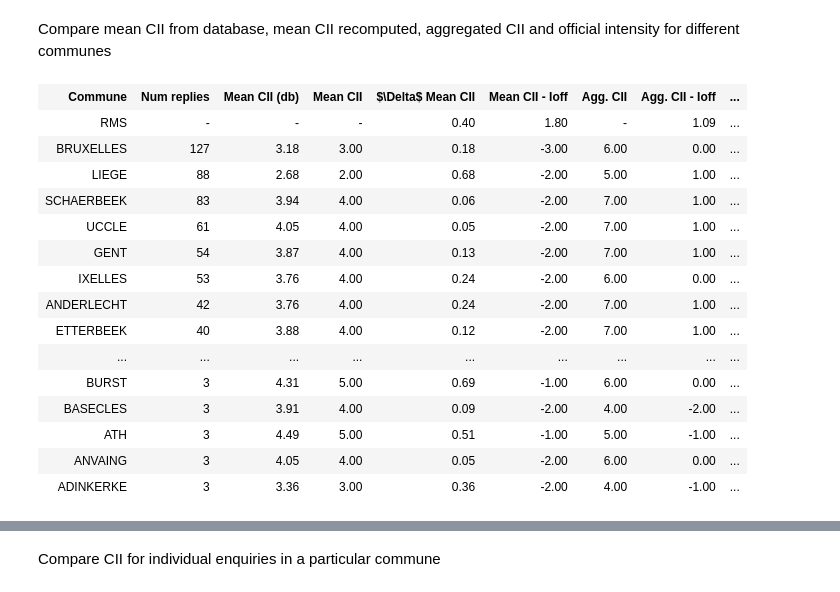
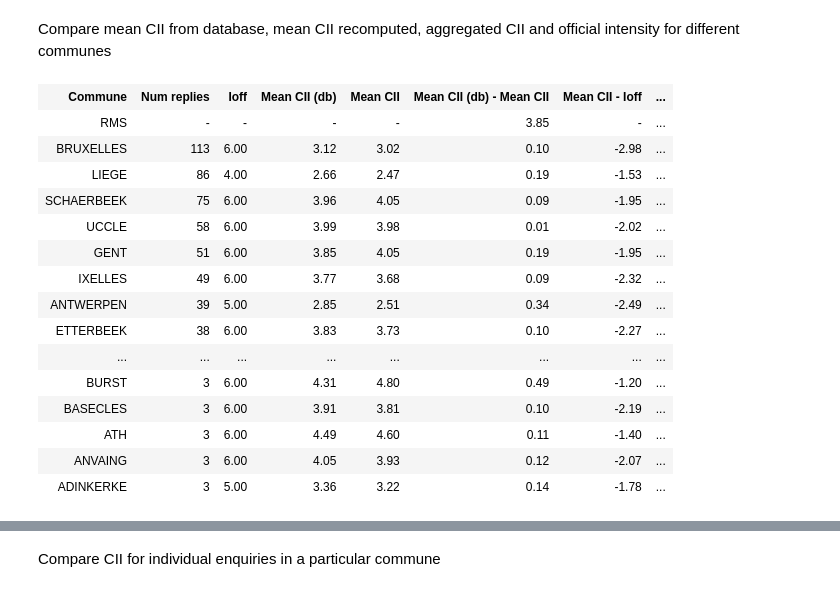
Before and after one commit to ROB-Seismology/eqcatalog, a Jupyter notebook: notebooks/[DYFI] Compare DYFI - Official.ipynb, the cells around one changed output, grey strips where cells are left out. Drawn from its saved outputs; the diff is of its cells as text; code cells hidden in the pictures.

```diff
--- a/notebooks/[DYFI] Compare DYFI - Official.ipynb
+++ b/notebooks/[DYFI] Compare DYFI - Official.ipynb
@@ -24,6 +24,10 @@ id_earth = 509
 # %% [markdown]
 Read internet macroseismic enquiries from database
 # %%
-dyfi = eq.get_online_macro_enquiries(min_fiability=0, verbose=False)
+if id_earth == 1938:
+    min_fiability = 0
+else:
+    min_fiability = 80
+dyfi = eq.get_online_macro_enquiries(min_fiability=min_fiability, verbose=False)
 dyfi
 # %% [output]
@@ -61,5 +65,12 @@ official_mdp_coll.plot_histogram(Imin_or_max)
 <matplotlib.axes._subplots.AxesSubplot at 0x...>
 # %% [markdown]
 Aggregate official data by commune
+# %%
+if id_earth == 509:
+    commune_key = 'id_com'
+    region = (2.5,6,50,51.5)
+elif id_earth == 1306:
+    commune_key = 'id_main'
+    region = (3.0,6.5,50,51.5)
 # %%
 agg_function = 'mean'
@@ -222,65 +234,74 @@ Number of features in layer 0: 3316
 # %% [markdown]
 Compare mean CII from database, mean CII recomputed, aggregated CII and official intensity for different communes
 # %%
-comm_official_dict = official_mdp_coll.split_by_property('id_com')
-comm_dyfi_dict = dyfi.split_by_commune(comm_key='id_com')
-communes = dyfi.get_communes_from_db(comm_key='id_com')
+comm_official_dict = official_mdp_coll.split_by_property(commune_key)
+comm_dyfi_dict = dyfi.split_by_commune(comm_key=commune_key)
+communes = dyfi.get_communes_from_db(comm_key=commune_key)
 # %%
 def rms(values):
     return np.sqrt(np.mean(np.power(values, 2)))
 # %%
-col_names = ["Commune", "Num replies", "Mean CII (db)", "Mean CII", "$\Delta$ Mean CII",
-             "Mean CII - Ioff", "Agg. CII", "Agg. CII - Ioff", "Agg. CII (bc)",
-             "Agg. CII (bc) - Ioff", "Ioff"]
+col_names = ["Commune", "Num replies", "Ioff",
+             "Mean CII (db)", "Mean CII", "Mean CII (db) - Mean CII",
+             "Mean CII - Ioff", "Mean CII - Ioff (rounded)",
+             "Agg. CII", "Agg. CII - Ioff", "Agg. CII - Ioff (rounded)",
+             "Agg. CII (bc)", "Agg. CII (bc) - Ioff", "Agg. CII (bc) - Ioff (rounded)"]
 table = PrettyTable(col_names)
 for id_com in sorted(comm_dyfi_dict.keys()):
     comm_name = communes[id_com]["name"]
     comm_dyfi = comm_dyfi_dict[id_com]
     num_replies = comm_dyfi.num_replies
     mean_cii_db = np.mean(comm_dyfi.CII)
     cii_corr = comm_dyfi.calc_cii(aggregate=False, filter_floors=False,
                                   include_other_felt=True, include_heavy_appliance=False)
-    mean_cii = np.round(np.mean(cii_corr))
+    mean_cii = np.mean(cii_corr)
+    #mean_cii = np.round(mean_cii)
     delta_mean_cii = np.abs(mean_cii - mean_cii_db)
-    agg_cii = np.round(comm_dyfi.calc_cii(filter_floors=False, include_other_felt=True,
+    agg_cii = comm_dyfi.calc_cii(filter_floors=False, include_other_felt=True,
                                  include_heavy_appliance=False,
-                                 remove_outliers=(), max_nan_pct=100))
-    agg_cii_bc = np.round(comm_dyfi.calc_cii(filter_floors=False, include_other_felt=True,
+                                 remove_outliers=(), max_nan_pct=100)
+    #agg_cii = np.round(agg_cii)
+    agg_cii_bc = comm_dyfi.calc_cii(filter_floors=False, include_other_felt=True,
                                  include_heavy_appliance=False,
-                                 remove_outliers=(), max_nan_pct=80))
+                                 remove_outliers=(), max_nan_pct=80)
+    #agg_cii_bc = np.round(agg_cii_bc)
     Ioff = comm_official_dict[id_com][0].Imean if id_com in comm_official_dict else None
     if Ioff and num_replies >= 3:
-        table.add_row([comm_name, num_replies, mean_cii_db, mean_cii, delta_mean_cii,
-                       mean_cii-Ioff, agg_cii, agg_cii-Ioff, agg_cii_bc, agg_cii_bc-Ioff, Ioff])
+        table.add_row([comm_name, num_replies, Ioff,
+                       mean_cii_db, mean_cii, delta_mean_cii,
+                       mean_cii - Ioff, np.round(mean_cii) - np.round(Ioff),
+                       agg_cii, agg_cii - Ioff, np.round(agg_cii) - np.round(Ioff),
+                       agg_cii_bc, agg_cii_bc - Ioff, np.round(agg_cii_bc) - np.round(Ioff)])
 
 delta_mean_cii_rms = rms([row[4] for row in table._rows])
 
-mean_cii_residuals = [row[5] for row in table._rows]
-agg_cii_residuals = [row[7] for row in table._rows]
-agg_cii_bc_residuals = [row[9] for row in table._rows]
+num_replies = np.array([row[1] for row in table._rows])
+mean_cii_residuals = np.array([row[7] for row in table._rows])
+agg_cii_residuals = np.array([row[10] for row in table._rows])
+agg_cii_bc_residuals = np.array([row[13] for row in table._rows])
 
-table.add_row(['RMS', '-', '-', '-', delta_mean_cii_rms, rms(mean_cii_residuals),
-               '-', rms(agg_cii_residuals), '-', rms(agg_cii_bc_residuals), '-'])
+table.add_row(['RMS', '-', '-', '-', '-', delta_mean_cii_rms, '-', rms(mean_cii_residuals),
+               '-', '-', rms(agg_cii_residuals), '-', '-', rms(agg_cii_bc_residuals)])
 table.sortby = "Num replies"
 table.reversesort = True
 #table.sortby = "Commune"
 table.float_format = '.2'
 
 display(HTML(table.get_html_string()))
 # %% [output]
-| Commune | Num replies | Mean CII (db) | Mean CII | $\Delta$ Mean CII | Mean CII - Ioff | Agg. CII | Agg. CII - Ioff | ... |
-| RMS | - | - | - | 0.40 | 1.80 | - | 1.09 | ... |
-| BRUXELLES | 127 | 3.18 | 3.00 | 0.18 | -3.00 | 6.00 | 0.00 | ... |
-| LIEGE | 88 | 2.68 | 2.00 | 0.68 | -2.00 | 5.00 | 1.00 | ... |
-| SCHAERBEEK | 83 | 3.94 | 4.00 | 0.06 | -2.00 | 7.00 | 1.00 | ... |
-| UCCLE | 61 | 4.05 | 4.00 | 0.05 | -2.00 | 7.00 | 1.00 | ... |
-| GENT | 54 | 3.87 | 4.00 | 0.13 | -2.00 | 7.00 | 1.00 | ... |
-| IXELLES | 53 | 3.76 | 4.00 | 0.24 | -2.00 | 6.00 | 0.00 | ... |
-| ANDERLECHT | 42 | 3.76 | 4.00 | 0.24 | -2.00 | 7.00 | 1.00 | ... |
-| ETTERBEEK | 40 | 3.88 | 4.00 | 0.12 | -2.00 | 7.00 | 1.00 | ... |
-| ... | ... | ... | ... | ... | ... | ... | ... | ... |
-| BURST | 3 | 4.31 | 5.00 | 0.69 | -1.00 | 6.00 | 0.00 | ... |
-| BASECLES | 3 | 3.91 | 4.00 | 0.09 | -2.00 | 4.00 | -2.00 | ... |
-| ATH | 3 | 4.49 | 5.00 | 0.51 | -1.00 | 5.00 | -1.00 | ... |
-| ANVAING | 3 | 4.05 | 4.00 | 0.05 | -2.00 | 6.00 | 0.00 | ... |
-| ADINKERKE | 3 | 3.36 | 3.00 | 0.36 | -2.00 | 4.00 | -1.00 | ... |
+| Commune | Num replies | Ioff | Mean CII (db) | Mean CII | Mean CII (db) - Mean CII | Mean CII - Ioff | ... |
+| RMS | - | - | - | - | 3.85 | - | ... |
+| BRUXELLES | 113 | 6.00 | 3.12 | 3.02 | 0.10 | -2.98 | ... |
+| LIEGE | 86 | 4.00 | 2.66 | 2.47 | 0.19 | -1.53 | ... |
+| SCHAERBEEK | 75 | 6.00 | 3.96 | 4.05 | 0.09 | -1.95 | ... |
+| UCCLE | 58 | 6.00 | 3.99 | 3.98 | 0.01 | -2.02 | ... |
+| GENT | 51 | 6.00 | 3.85 | 4.05 | 0.19 | -1.95 | ... |
+| IXELLES | 49 | 6.00 | 3.77 | 3.68 | 0.09 | -2.32 | ... |
+| ANTWERPEN | 39 | 5.00 | 2.85 | 2.51 | 0.34 | -2.49 | ... |
+| ETTERBEEK | 38 | 6.00 | 3.83 | 3.73 | 0.10 | -2.27 | ... |
+| ... | ... | ... | ... | ... | ... | ... | ... |
+| BURST | 3 | 6.00 | 4.31 | 4.80 | 0.49 | -1.20 | ... |
+| BASECLES | 3 | 6.00 | 3.91 | 3.81 | 0.10 | -2.19 | ... |
+| ATH | 3 | 6.00 | 4.49 | 4.60 | 0.11 | -1.40 | ... |
+| ANVAING | 3 | 6.00 | 4.05 | 3.93 | 0.12 | -2.07 | ... |
+| ADINKERKE | 3 | 5.00 | 3.36 | 3.22 | 0.14 | -1.78 | ... |
```
Also changed, not shown: parts of 11 cells of this notebook, 2 other files.
